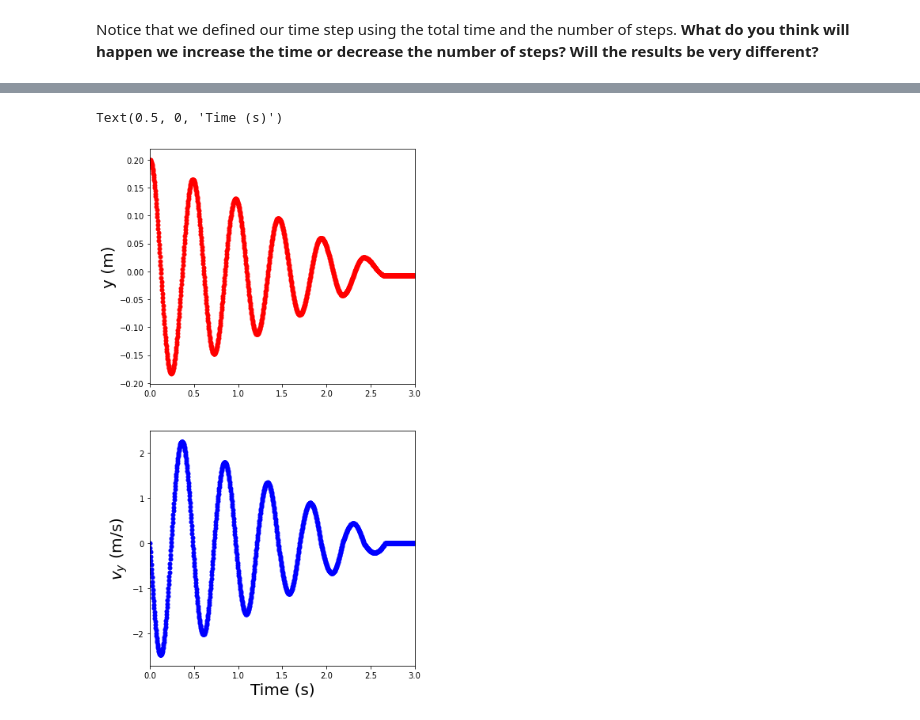
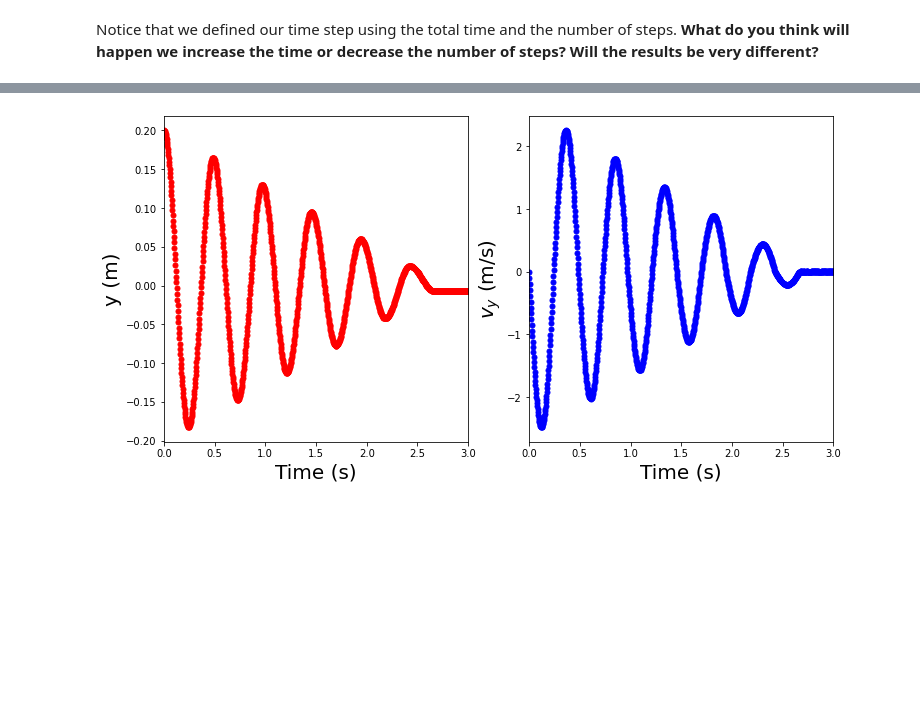
Before and after one commit to saturnaxis/CompPhysics, a Jupyter notebook: docs/_sources/Chapter_6/ODEs.ipynb, the cells around one changed output, grey strips where cells are left out. Cells and saved outputs as stored; diff of their text form; code cells hidden in the pictures; blank space fills up the shorter version.

```diff
--- a/docs/_sources/Chapter_6/ODEs.ipynb
+++ b/docs/_sources/Chapter_6/ODEs.ipynb
@@ -130,15 +186,15 @@ def SHO(x,time):
     yp[1] = -k/m*x[0] - g #dv/dt = -k/m y - g
     return yp
 
-for j in range(0,N-1):
-    #We obtain the j+1 state by feeding the j state to Euler
-    states_Euler[j+1,:] = Euler(states[j,:],times[j],h,SHO)
+for i in range(0,N-1):
+    #We obtain the i+1 state by feeding the ith state to Euler
+    states_Euler[i+1,:] = Euler(states_Euler[i,:],times[i],h,SHO)
 
 #Now let's visualize our results
 
-fig = plt.figure(1,figsize=(6,12))
-ax1 = fig.add_subplot(211)
-ax2 = fig.add_subplot(212)
+fig = plt.figure(1,figsize=(12,6))
+ax1 = fig.add_subplot(121)
+ax2 = fig.add_subplot(122)
 
 ax1.plot(times,states_Euler[:,0],'r.',ms=10)
 ax2.plot(times,states_Euler[:,1],'b.',ms=10)
@@ -149,5 +205,6 @@ ax2.set_xlim(0,tau)
 ax1.set_ylabel("y (m)",fontsize=20)
 ax2.set_ylabel("$v_y$ (m/s)", fontsize=20)
 
-ax2.set_xlabel("Time (s)",fontsize=20)
+ax1.set_xlabel("Time (s)",fontsize=20)
+ax2.set_xlabel("Time (s)",fontsize=20);
 # %% [output]
@@ -311,39 +380,39 @@ def SHO(x,time):
     #x = [y_t,v_t]; t = time (unused)
     #2nd order eqn: dy^2/dt^2 = -k/m y - g
     yp = np.zeros(2) #initialize return state
     yp[0] = x[1] #dy/dt = v_t
     if yp[0] > 0: #check if velocity is positive
         yp[1] = -k/m*x[0] - g*mu #dv/dt = -k/m y - g mu; w/friction
     else: #check if velocity is positive
         yp[1] = -k/m*x[0] + g*mu #dv/dt = -k/m y + g mu; w/friction
     return yp
 
 for j in range(0,N-1):
     #We obtain the j+1 state by feeding the j state to rk4
     states_rk4_fric[j+1,:] = rk4(states_rk4_fric[j,:],times[j],h,SHO)
 
 #Now let's visualize our results
 
-fig = plt.figure(1,figsize=(6,12))
-ax1 = fig.add_subplot(211)
-ax2 = fig.add_subplot(212)
+fig = plt.figure(1,figsize=(12,6))
+ax1 = fig.add_subplot(121)
+ax2 = fig.add_subplot(122)
 
 #ax1.plot(times,states_rk4[:,0],'k.',ms=10)
 #ax2.plot(times,states_rk4[:,1],'k.',ms=10)
 
 ax1.plot(times,states_rk4_fric[:,0],'r.',ms=10)
 ax2.plot(times,states_rk4_fric[:,1],'b.',ms=10)
 
 ax1.set_xlim(0,tau)
 ax2.set_xlim(0,tau)
 
 ax1.set_ylabel("y (m)",fontsize=20)
 ax2.set_ylabel("$v_y$ (m/s)", fontsize=20)
 
-ax2.set_xlabel("Time (s)",fontsize=20)
+ax1.set_xlabel("Time (s)",fontsize=20)
+ax2.set_xlabel("Time (s)",fontsize=20);
 # %% [output]
-Text(0.5, 0, 'Time (s)')
-[figure, old version]
+[figure, new version]
 # %% [markdown]
 ## Problems
 
```
Also changed, not shown: parts of 9 cells of this notebook, 8 other files.
